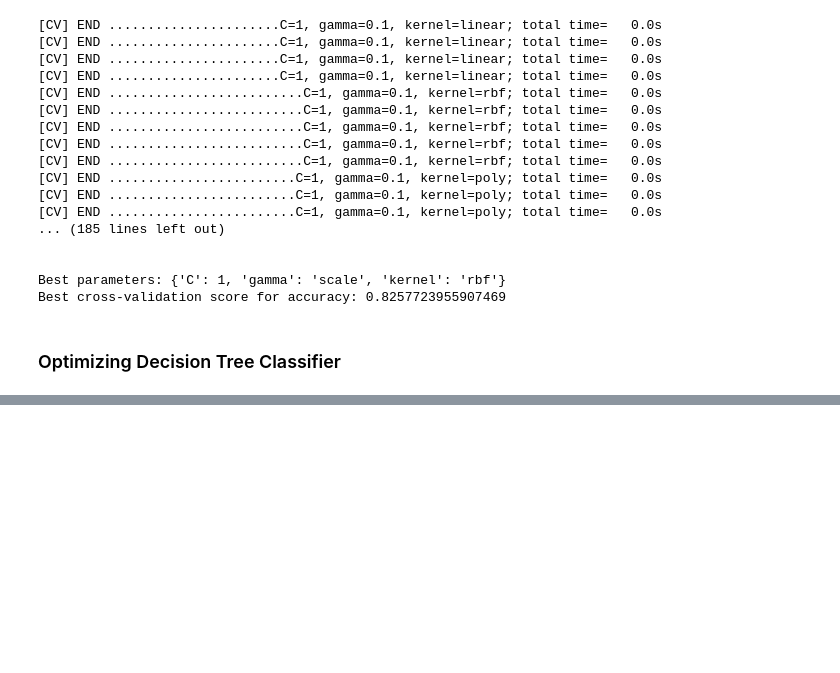
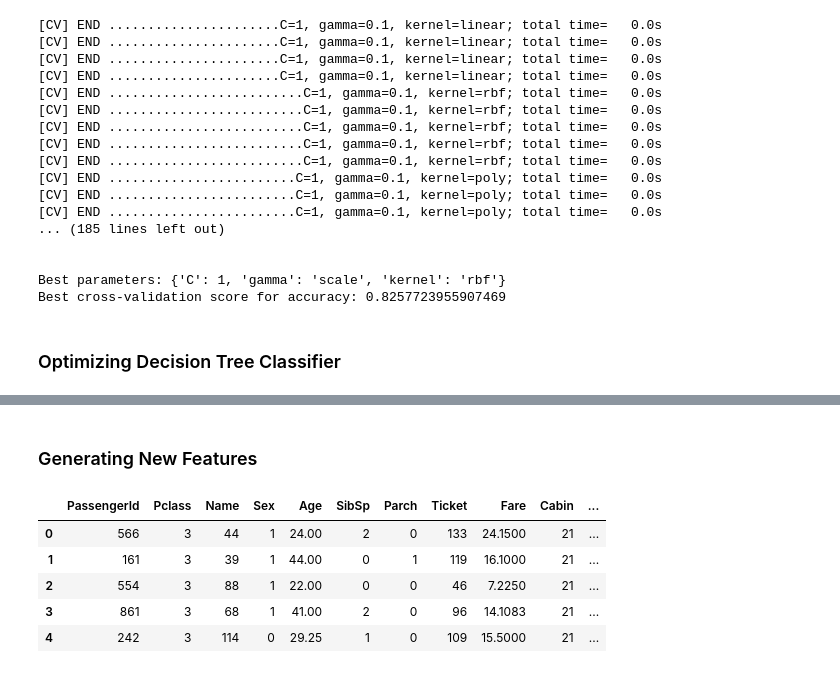
Before and after one commit to AndrewMarfo/titanic, a Jupyter notebook: titanic.ipynb, the cells around one changed output, grey strips where cells are left out. Cells and saved outputs as stored; diff of their text form; code cells hidden in the pictures; blank space fills up the shorter version.

```diff
--- a/titanic.ipynb
+++ b/titanic.ipynb
@@ -798,0 +973,2 @@ Best cross-validation score for accuracy: 0.8186461729545101
+# %% [markdown]
+### Generating New Features
@@ -798,0 +984,10 @@ Best cross-validation score for accuracy: 0.8186461729545101
+# %%
+# Verifying the new feature
+tt_test_data.head()
+# %% [output]
+|  | PassengerId | Pclass | Name | Sex | Age | SibSp | Parch | Ticket | Fare | Cabin | ... |
+| 0 | 566 | 3 | 44 | 1 | 24.00 | 2 | 0 | 133 | 24.1500 | 21 | ... |
+| 1 | 161 | 3 | 39 | 1 | 44.00 | 0 | 1 | 119 | 16.1000 | 21 | ... |
+| 2 | 554 | 3 | 88 | 1 | 22.00 | 0 | 0 | 46 | 7.2250 | 21 | ... |
+| 3 | 861 | 3 | 68 | 1 | 41.00 | 2 | 0 | 96 | 14.1083 | 21 | ... |
+| 4 | 242 | 3 | 114 | 0 | 29.25 | 1 | 0 | 109 | 15.5000 | 21 | ... |
```
Also changed, not shown: parts of 41 cells of this notebook.
